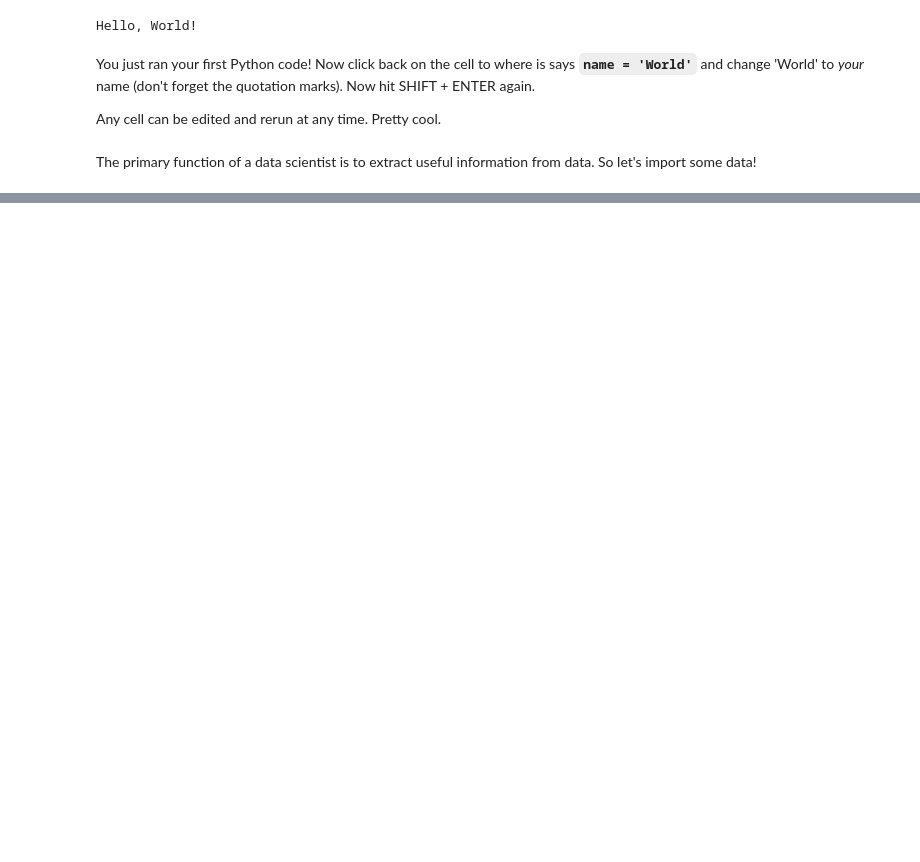
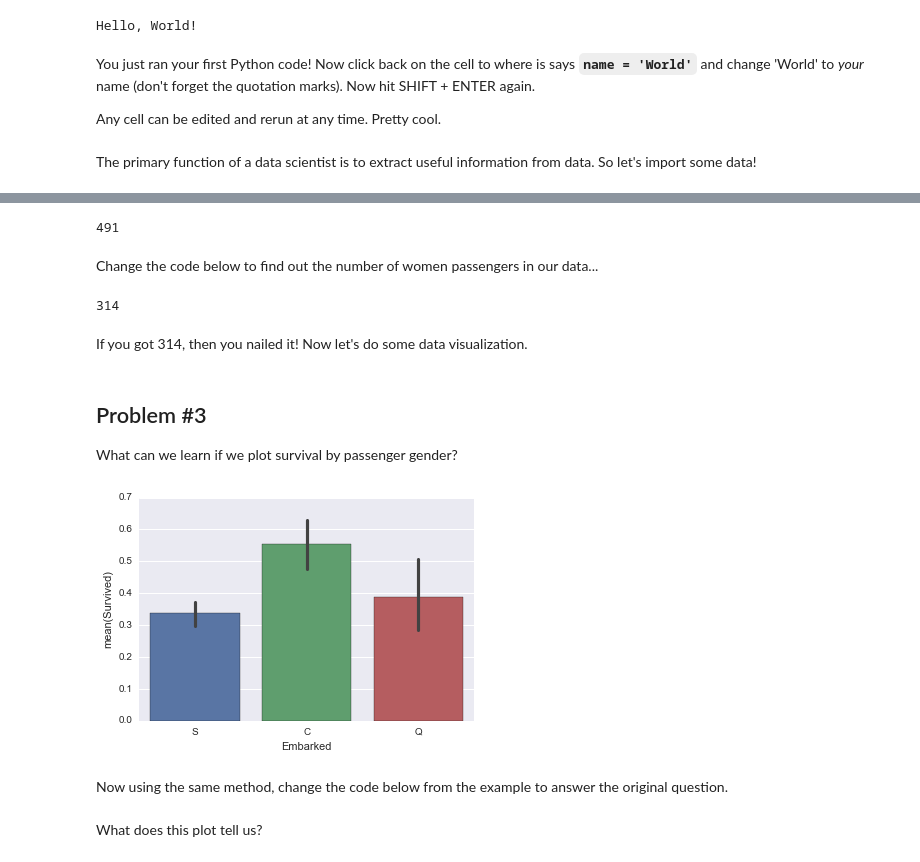
Before and after one commit to SirDudeness/HelloWorld, a Jupyter notebook: DataScience_Hour1.ipynb, the cells around one changed output, grey strips where cells are left out. Cells and saved outputs as stored; diff of their text form; code cells hidden in the pictures; blank space fills up the shorter version.

```diff
--- a/DataScience_Hour1.ipynb
+++ b/DataScience_Hour1.ipynb
@@ -17,0 +36,2 @@ The primary function of a data scientist is to extract useful information from d
+# %%
+data = pandas.read_csv('train.csv')
@@ -17,0 +110,27 @@ The primary function of a data scientist is to extract useful information from d
+# %%
+# This is an example that might help. So let's say I want to count the number of people who are ONLY in 3rd class (Pclass == 3)
+# See the code below...
+
+# Notice that I specified the condition on the column I wanted to count.
+data[data.Pclass == 3].Pclass.count()
+# %% [output]
+491
+# %% [markdown]
+Change the code below to find out the number of women passengers in our data...
+# %%
+data[data.Sex == 'female'].Sex.count()
+# %% [output]
+314
+# %% [markdown]
+If you got 314, then you nailed it! Now let's do some data visualization.
+# %% [markdown]
+## Problem #3
+What can we learn if we plot survival by passenger gender?
+# %%
+# Let's start with an example looking at city of departure ("Embarked") vs. average survival rate.
+seaborn.barplot(x='Embarked', y="Survived", data=data)
+plt.show()
+# %% [output]
+[figure, added]
+# %% [markdown]
+Now using the same method, change the code below from the example to answer the original question.
@@ -17,0 +140,2 @@ The primary function of a data scientist is to extract useful information from d
+# %% [markdown]
+What does this plot tell us?
```
Also changed, not shown: parts of 27 cells of this notebook, 1 other file.
